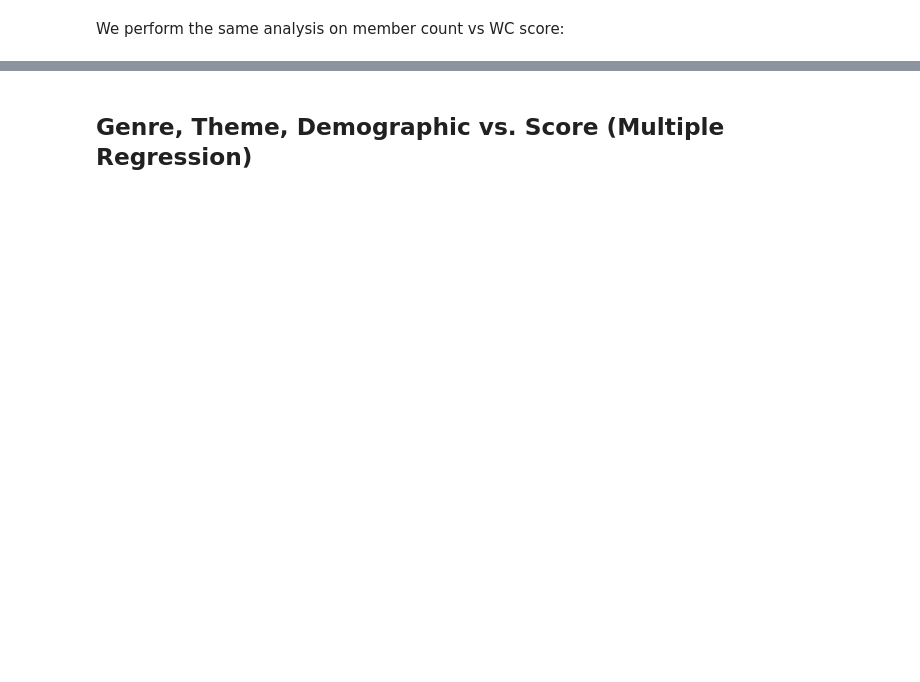
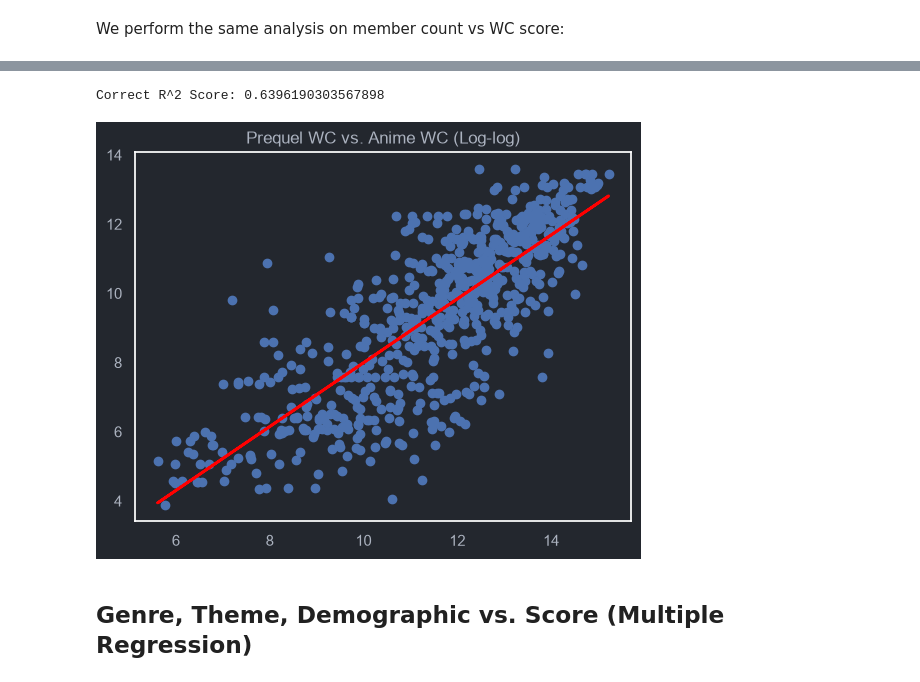
Before and after one commit to esan0983/FAL-Destroyer-3000, a Jupyter notebook: notebooks/statistics.ipynb, the cells around one changed output, grey strips where cells are left out. Drawn from its saved outputs; the diff is of its cells as text; code cells hidden in the pictures; blank space fills up the shorter version.

```diff
--- a/notebooks/statistics.ipynb
+++ b/notebooks/statistics.ipynb
@@ -128,3 +195,20 @@ plt.show()
+# %%
+X = temp_df[['prequel_wc']]
+y = temp_df[['adaptation_members']]
+
+model = LinearRegression()
+model.fit(X, y)
+
+r2 = model.score(X, y)
+print(f"Correct R^2 Score: {r2}")
+
+plt.scatter(X, y)
+plt.plot(X, model.predict(X), color='red', linewidth=2)
+plt.title('Prequel WC vs. Anime WC (Log-log)')
+plt.show()
+# %% [output]
+Correct R^2 Score: 0.6396190303567898
+[figure, added]
 # %% [markdown]
 ## Genre, Theme, Demographic vs. Score (Multiple Regression)
 # %%
```
Also changed, not shown: parts of 22 cells of this notebook, 2 other files.
